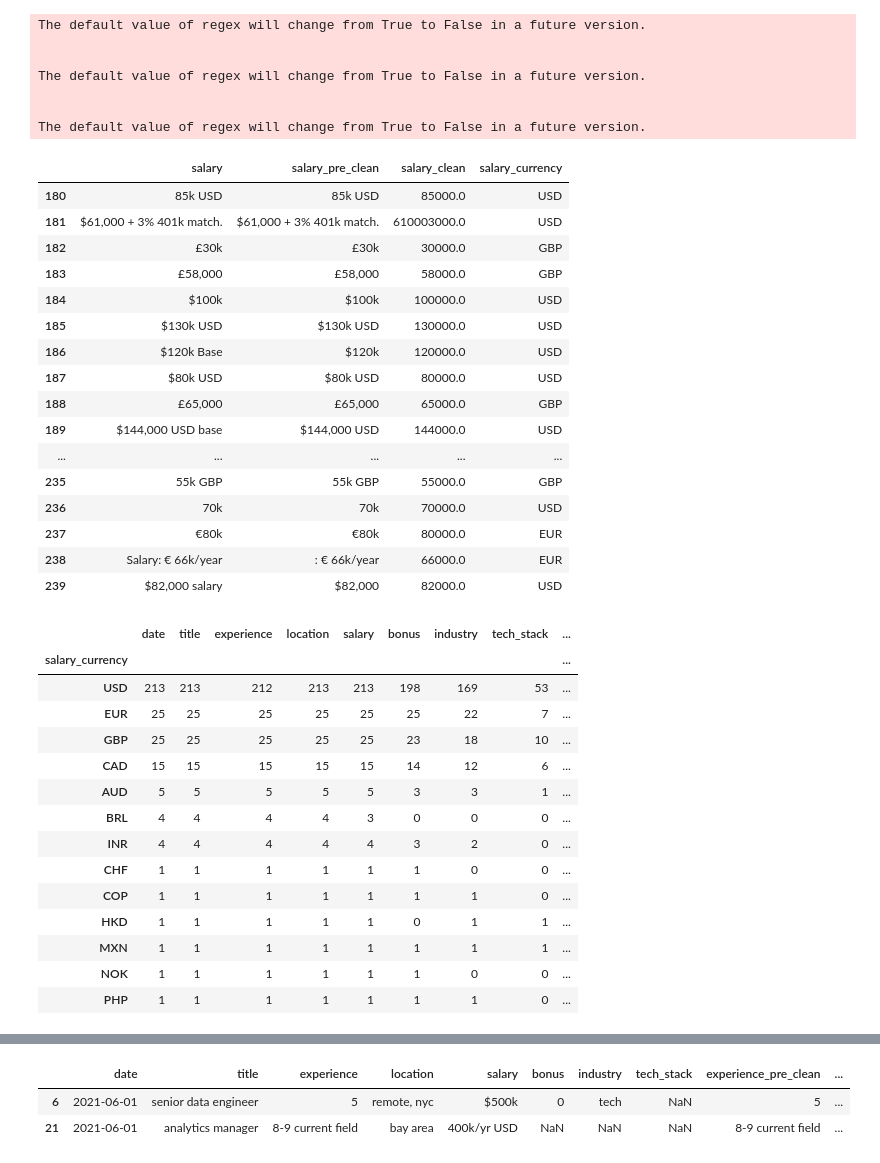
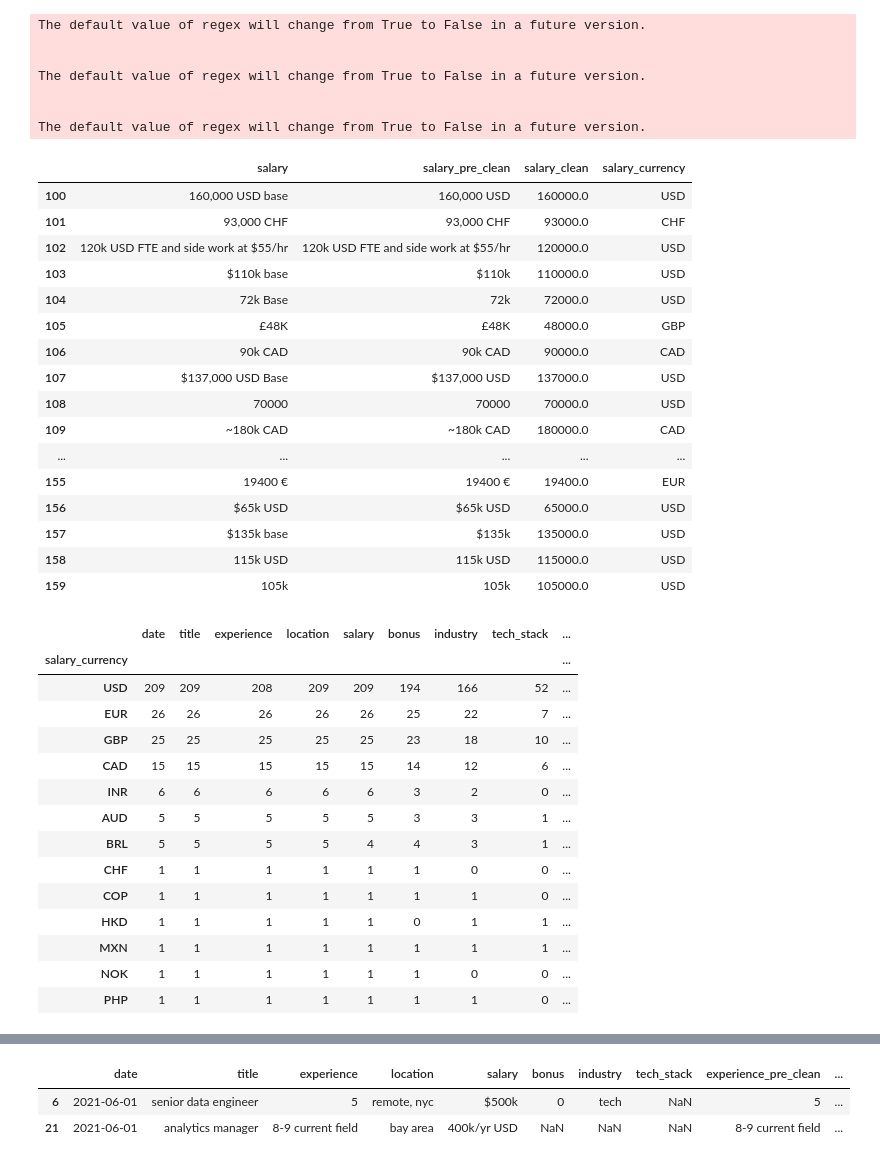
Before and after one commit to archiewood/reddit_de_salaries, a Jupyter notebook: data_analysis/clean_data.ipynb, the cells around one changed output, grey strips where cells are left out. Cells and saved outputs as stored; diff of their text form; code cells hidden in the pictures.

```diff
--- a/data_analysis/clean_data.ipynb
+++ b/data_analysis/clean_data.ipynb
@@ -56,6 +56,10 @@ The default value of regex will change from True to False in a future version.
 # remove "." and "," and "-" and "/" from titles
 df.title = df.title.str.replace(r"\.", "").str.replace(
     r",", "").str.replace(r"-", "").str.replace(r"/", "")
+
+# remove word "current" from titles
+df.title = df.title.str.replace(r"current", "")
+
 # replace "sr " with "senior " and "jr" with "junior" in titles
 df.title = df.title.str.replace(
     r"sr ", "senior ").str.replace(r"jr ", "junior ")
@@ -159,65 +163,64 @@ The default value of regex will change from True to False in a future version.
 # if salary contains currency symbol eg EUR GBP USD AUD INR then extract it
 df['salary_currency'] = df.salary.where(
     df.salary.str.contains("$") == False, "USD").where(
         df.salary.str.contains("USD") == False, "USD").where(
             df.salary.str.contains("US") == False, "USD").where(
                 df.salary.str.contains("\$") == False, "USD").where(
                     df.salary.str.contains("usd") == False, "USD").where(
                         df.salary.str.contains("GBP") == False, "GBP").where(
                             df.salary.str.contains("£") == False, "GBP").where(
                                 df.salary.str.contains("AUD") == False, "AUD").where(
                                     df.salary.str.contains("INR") == False, "INR").where(
                                         df.salary.str.contains("EUR") == False, "EUR").where(
                                             df.salary.str.contains("Euro") == False, "EUR").where(
                                                 df.salary.str.contains("euro") == False, "EUR").where(
                                                     df.salary.str.contains("€") == False, "EUR").where(
                                                         df.salary.str.contains("CAD") == False, "CAD").where(
                                                             df.salary.str.contains("Rupee") == False, "INR").where(
                                                                 df.salary.str.contains("Lakh") == False, "INR").where(
                                                                 df.salary.str.contains("CHF") == False, "CHF").where(
                                                                     df.salary.str.contains("NOK") == False, "NOK").where(
                                                                         df.salary.str.contains("HKD") == False, "HKD").where(
                                                                             df.salary.str.contains("MXN") == False, "MXN").where(
                                                                                 df.salary.str.contains("PHP") == False, "PHP").where(
                                                                                     df.salary.str.contains("COP") == False, "COP").where(
-
-                                                                                        df.salary.str.contains("R$") == False, "BRL")
+                                                                                        df.salary.str.contains("R\$") == False, "BRL")
 
 
 
 # view only salary and salary_clean
-df[['salary', 'salary_pre_clean','salary_clean', 'salary_currency']].iloc[180:240, :]
+df[['salary', 'salary_pre_clean','salary_clean', 'salary_currency']].iloc[100:160, :]
 # %% [output]
 |  | salary | salary_pre_clean | salary_clean | salary_currency |
-| 180 | 85k USD | 85k USD | 85000.0 | USD |
-| 181 | $61,000 + 3% 401k match. | $61,000 + 3% 401k match. | 610003000.0 | USD |
-| 182 | £30k | £30k | 30000.0 | GBP |
-| 183 | £58,000 | £58,000 | 58000.0 | GBP |
-| 184 | $100k | $100k | 100000.0 | USD |
-| 185 | $130k USD | $130k USD | 130000.0 | USD |
-| 186 | $120k Base | $120k | 120000.0 | USD |
-| 187 | $80k USD | $80k USD | 80000.0 | USD |
-| 188 | £65,000 | £65,000 | 65000.0 | GBP |
-| 189 | $144,000 USD base | $144,000 USD | 144000.0 | USD |
+| 100 | 160,000 USD base | 160,000 USD | 160000.0 | USD |
+| 101 | 93,000 CHF | 93,000 CHF | 93000.0 | CHF |
+| 102 | 120k USD FTE and side work at $55/hr | 120k USD FTE and side work at $55/hr | 120000.0 | USD |
+| 103 | $110k base | $110k | 110000.0 | USD |
+| 104 | 72k Base | 72k | 72000.0 | USD |
+| 105 | £48K | £48K | 48000.0 | GBP |
+| 106 | 90k CAD | 90k CAD | 90000.0 | CAD |
+| 107 | $137,000 USD Base | $137,000 USD | 137000.0 | USD |
+| 108 | 70000 | 70000 | 70000.0 | USD |
+| 109 | ~180k CAD | ~180k CAD | 180000.0 | CAD |
 | ... | ... | ... | ... | ... |
-| 235 | 55k GBP | 55k GBP | 55000.0 | GBP |
-| 236 | 70k | 70k | 70000.0 | USD |
-| 237 | €80k | €80k | 80000.0 | EUR |
-| 238 | Salary: € 66k/year | : € 66k/year | 66000.0 | EUR |
-| 239 | $82,000 salary | $82,000 | 82000.0 | USD |
+| 155 | 19400 € | 19400 € | 19400.0 | EUR |
+| 156 | $65k USD | $65k USD | 65000.0 | USD |
+| 157 | $135k base | $135k | 135000.0 | USD |
+| 158 | 115k USD | 115k USD | 115000.0 | USD |
+| 159 | 105k | 105k | 105000.0 | USD |
 # %%
 # group df by salary_currency and count the number of rows
 df.groupby('salary_currency').count().sort_values(by='date', ascending=False)
 # %% [output]
 |  | date | title | experience | location | salary | bonus | industry | tech_stack | ... |
 | salary_currency |  |  |  |  |  |  |  |  | ... |
-| USD | 213 | 213 | 212 | 213 | 213 | 198 | 169 | 53 | ... |
-| EUR | 25 | 25 | 25 | 25 | 25 | 25 | 22 | 7 | ... |
+| USD | 209 | 209 | 208 | 209 | 209 | 194 | 166 | 52 | ... |
+| EUR | 26 | 26 | 26 | 26 | 26 | 25 | 22 | 7 | ... |
 | GBP | 25 | 25 | 25 | 25 | 25 | 23 | 18 | 10 | ... |
 | CAD | 15 | 15 | 15 | 15 | 15 | 14 | 12 | 6 | ... |
+| INR | 6 | 6 | 6 | 6 | 6 | 3 | 2 | 0 | ... |
 | AUD | 5 | 5 | 5 | 5 | 5 | 3 | 3 | 1 | ... |
-| BRL | 4 | 4 | 4 | 4 | 3 | 0 | 0 | 0 | ... |
-| INR | 4 | 4 | 4 | 4 | 4 | 3 | 2 | 0 | ... |
+| BRL | 5 | 5 | 5 | 5 | 4 | 4 | 3 | 1 | ... |
 | CHF | 1 | 1 | 1 | 1 | 1 | 1 | 0 | 0 | ... |
 | COP | 1 | 1 | 1 | 1 | 1 | 1 | 1 | 0 | ... |
 | HKD | 1 | 1 | 1 | 1 | 1 | 0 | 1 | 1 | ... |
```
Also changed, not shown: parts of 8 cells of this notebook, 5 other files.
